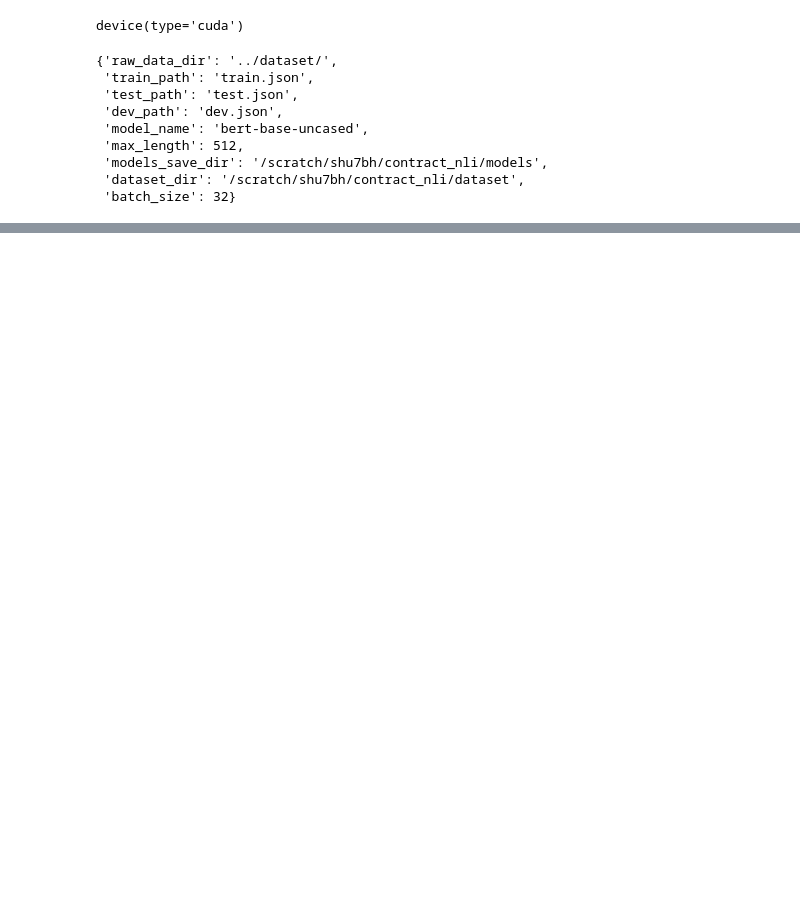
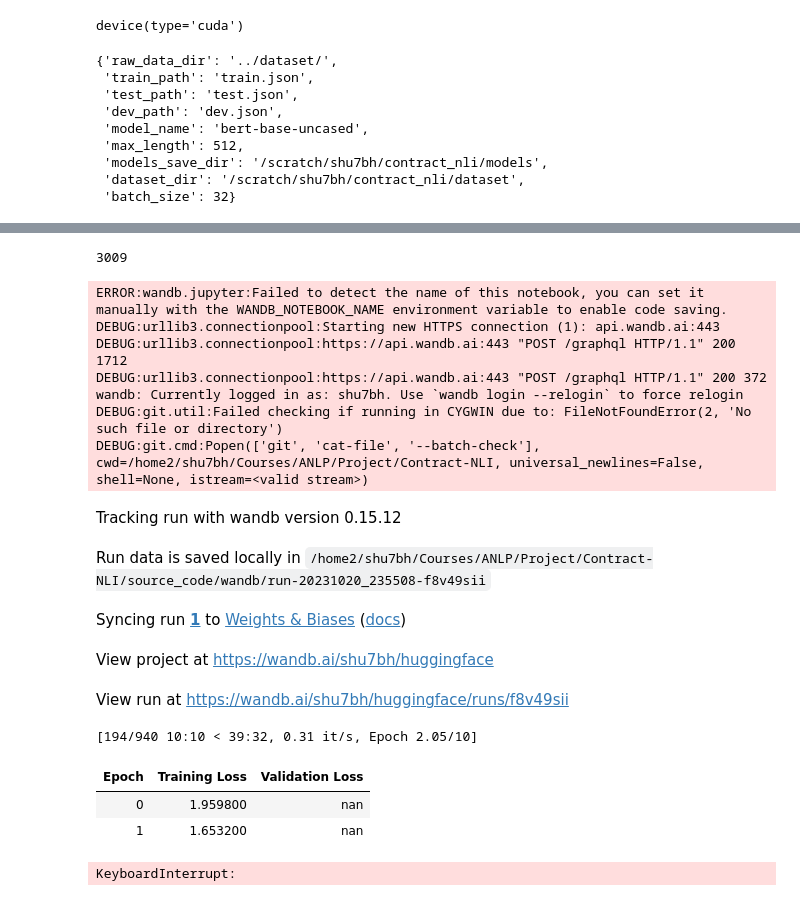
Before and after one commit to shu7bh/Contract-NLI, a Jupyter notebook: source_code/contract_nli_bert.ipynb, the cells around one changed output, grey strips where cells are left out. Saved outputs shown, nothing was run; the diff lists cells and outputs as text; code cells hidden in the pictures; blank space fills up the shorter version.

Commit message:
Added: Able to train

```diff
--- a/source_code/contract_nli_bert.ipynb
+++ b/source_code/contract_nli_bert.ipynb
@@ -292,3 +265,3 @@ class ContractNLI(nn.Module):
 # %%
-model = ContractNLI(bert, len(get_labels()), ignore_index=get_labels()['Ignore']).to(DEVICE)
+# model = ContractNLI(bert, len(get_labels()), ignore_index=get_labels()['Ignore']).to(DEVICE)
 # %%
@@ -316,2 +271,2 @@ Non-trainable params: 132,955,194
 # %%
-model.fit(train_dataloader, dev_dataloader, epochs=10, lr=1e-3, lambda_=1)
+# model.fit(train_dataloader, dev_dataloader, epochs=10, lr=1e-3, lambda_=1)
@@ -325,0 +295,32 @@ gc.collect()
+# %%
+from transformers import TrainingArguments
+
+training_args = TrainingArguments(
+    auto_find_batch_size=True,
+    output_dir='./results',          # output directory
+    num_train_epochs=10,             # total number of training epochs
+    # per_device_train_batch_size=cfg['batch_size'],  # batch size per device during training
+    # per_device_eval_batch_size=cfg['batch_size'],   # batch size for evaluation
+    warmup_steps=10,                 # number of warmup steps for learning rate scheduler
+    logging_dir='./logs',            # directory for storing logs
+    logging_steps=10,
+    evaluation_strategy='epoch',
+    save_strategy='epoch',
+    # eval_steps=100,
+    # save_steps=100,
+    save_total_limit=1,
+    load_best_model_at_end=True,
+    gradient_accumulation_steps=4,
+    learning_rate=1e-5,
+    # dataloader_num_workers=4,
+    run_name='1',
+    report_to='wandb',
+    remove_unused_columns=False,
+)
+# %%
+trainer = ContractNLITrainer(
+    model=ContractNLI(bert, len(get_labels()), ignore_index=get_labels()['Ignore']).to(DEVICE),
+    args=training_args,                  # training arguments, defined above
+    train_dataset=train_dataset,         # training dataset
+    eval_dataset=dev_dataset,             # evaluation dataset
+)
@@ -325,0 +333,24 @@ gc.collect()
+# %%
+train_dataset.__len__()
+# %% [output]
+3009
+# %%
+trainer.train()
+# %% [output]
+ERROR:wandb.jupyter:Failed to detect the name of this notebook, you can set it manually with the WANDB_NOTEBOOK_NAME environment variable to enable code saving.
+DEBUG:urllib3.connectionpool:Starting new HTTPS connection (1): api.wandb.ai:443
+DEBUG:urllib3.connectionpool:https://api.wandb.ai:443 "POST /graphql HTTP/1.1" 200 1712
+DEBUG:urllib3.connectionpool:https://api.wandb.ai:443 "POST /graphql HTTP/1.1" 200 372
+wandb: Currently logged in as: shu7bh. Use `wandb login --relogin` to force relogin
+DEBUG:git.util:Failed checking if running in CYGWIN due to: FileNotFoundError(2, 'No such file or directory')
+DEBUG:git.cmd:Popen(['git', 'cat-file', '--batch-check'], cwd=/home2/shu7bh/Courses/ANLP/Project/Contract-NLI, universal_newlines=False, shell=None, istream=<valid stream>)
+Tracking run with wandb version 0.15.12
+Run data is saved locally in /home2/shu7bh/Courses/ANLP/Project/Contract-NLI/source_code/wandb/run-20231020_235508-f8v49sii
+Syncing run 1 to Weights & Biases (docs)
+View project at https://wandb.ai/shu7bh/huggingface
+View run at https://wandb.ai/shu7bh/huggingface/runs/f8v49sii
+[194/940 10:10 < 39:32, 0.31 it/s, Epoch 2.05/10]
+| Epoch | Training Loss | Validation Loss |
+| 0 | 1.959800 | nan |
+| 1 | 1.653200 | nan |
+KeyboardInterrupt:
```
Also changed, not shown: parts of 12 cells of this notebook, 1 other file.
